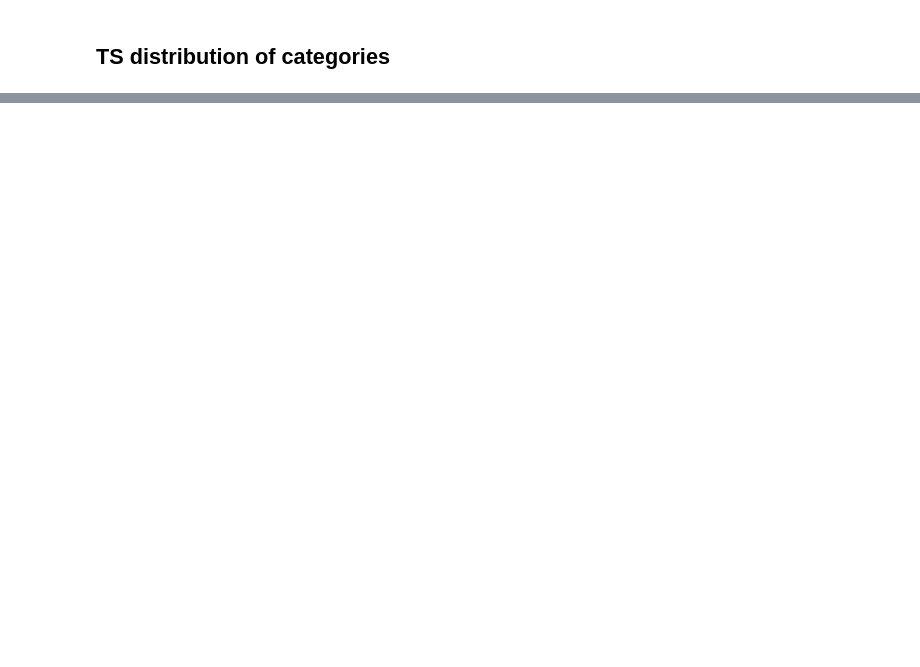
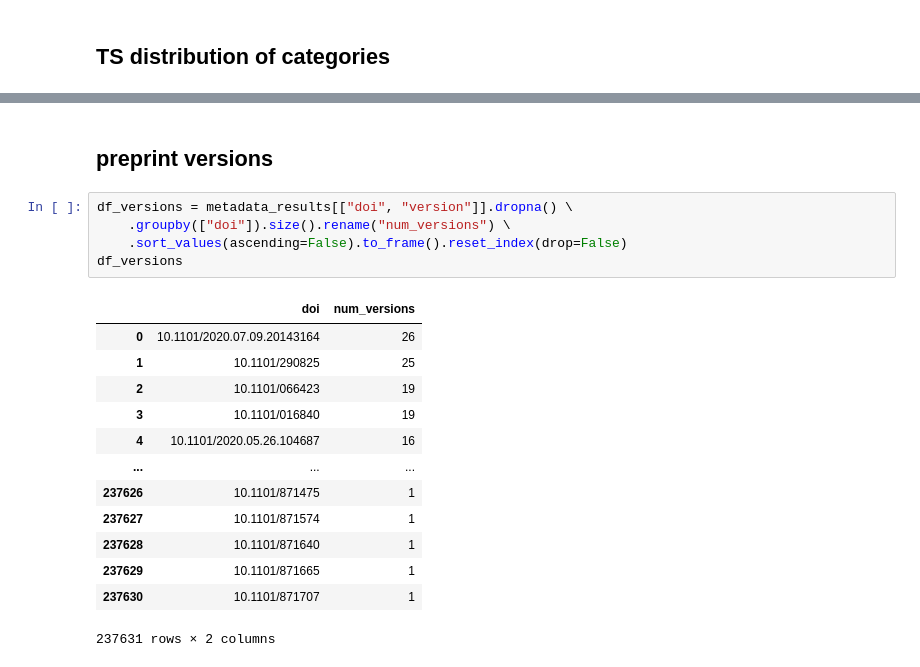
Before and after one commit to MRCIEU/biorxiv-medrxiv-tdm, a Jupyter notebook: analysis/analysis_metadata.ipynb, the cells around one changed output, grey strips where cells are left out. Cells and saved outputs as stored; diff of their text form; blank space fills up the shorter version.

```diff
--- a/analysis/analysis_metadata.ipynb
+++ b/analysis/analysis_metadata.ipynb
@@ -264,0 +358,21 @@ alt.Chart(df_ts_cat_sum).mark_bar() \
+# %% [markdown]
+## preprint versions
+# %%
+df_versions = metadata_results[["doi", "version"]].dropna() \
+    .groupby(["doi"]).size().rename("num_versions") \
+    .sort_values(ascending=False).to_frame().reset_index(drop=False)
+df_versions
+# %% [output]
+|  | doi | num_versions |
+| 0 | 10.1101/2020.07.09.20143164 | 26 |
+| 1 | 10.1101/290825 | 25 |
+| 2 | 10.1101/066423 | 19 |
+| 3 | 10.1101/016840 | 19 |
+| 4 | 10.1101/2020.05.26.104687 | 16 |
+| ... | ... | ... |
+| 237626 | 10.1101/871475 | 1 |
+| 237627 | 10.1101/871574 | 1 |
+| 237628 | 10.1101/871640 | 1 |
+| 237629 | 10.1101/871665 | 1 |
+| 237630 | 10.1101/871707 | 1 |
+237631 rows × 2 columns
```
Also changed, not shown: parts of 15 cells of this notebook.
